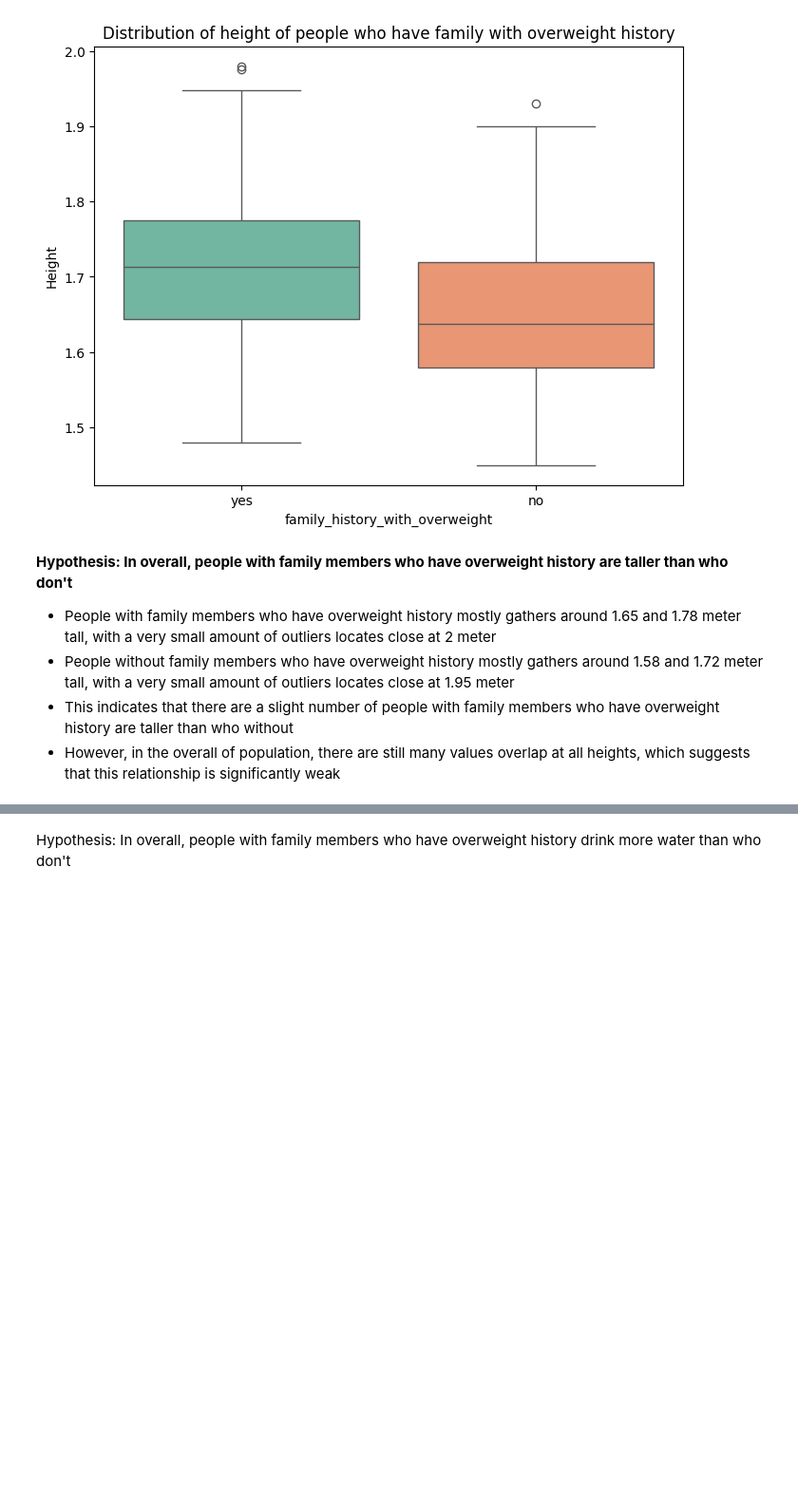
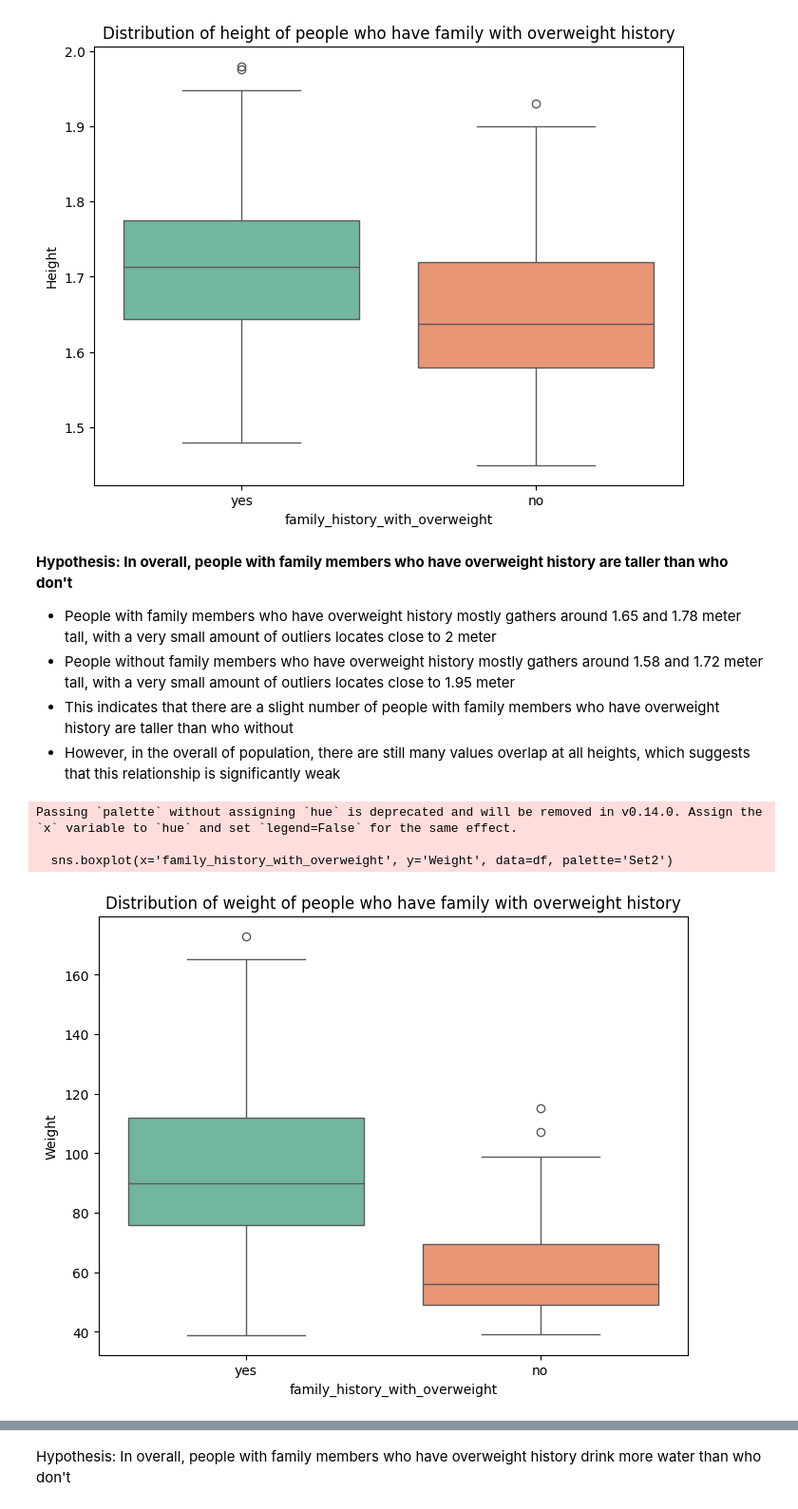
Before and after one commit to dang-nguyendd/ds_data_modelling, a Jupyter notebook: s3759957.ipynb, the cells around one changed output, grey strips where cells are left out. Shown at 95% size. Saved outputs shown, nothing was run; the diff lists cells and outputs as text; code cells hidden in the pictures; blank space fills up the shorter version.

```diff
--- a/s3759957.ipynb
+++ b/s3759957.ipynb
@@ -476,7 +479,21 @@ Passing `palette` without assigning `hue` is deprecated and will be removed in v
 [figure]
 # %% [markdown]
 **Hypothesis: In overall, people with family members who have overweight history are taller than who don't**
-- People with family members who have overweight history mostly gathers around 1.65 and 1.78 meter tall, with a very small amount of outliers locates close at 2 meter
-- People without family members who have overweight history mostly gathers around 1.58 and 1.72 meter tall, with a very small amount of outliers locates close at 1.95 meter
+- People with family members who have overweight history mostly gathers around 1.65 and 1.78 meter tall, with a very small amount of outliers locates close to 2 meter
+- People without family members who have overweight history mostly gathers around 1.58 and 1.72 meter tall, with a very small amount of outliers locates close to 1.95 meter
 - This indicates that there are a slight number of people with family members who have overweight history are taller than who without
 - However, in the overall of population, there are still many values overlap at all heights, which suggests that this relationship is significantly weak
+# %%
+plt.figure(figsize=(8, 6))
+sns.boxplot(x='family_history_with_overweight', y='Weight', data=df, palette='Set2')
+# Title and labels
+plt.title('Distribution of weight of people who have family with overweight history')
+plt.xlabel('family_history_with_overweight')
+plt.ylabel('Weight')
+# Show the plot
+plt.show()
+# %% [output]
+Passing `palette` without assigning `hue` is deprecated and will be removed in v0.14.0. Assign the `x` variable to `hue` and set `legend=False` for the same effect.
+
+  sns.boxplot(x='family_history_with_overweight', y='Weight', data=df, palette='Set2')
+[figure, added]
```
Also changed, not shown: parts of 15 cells of this notebook.
